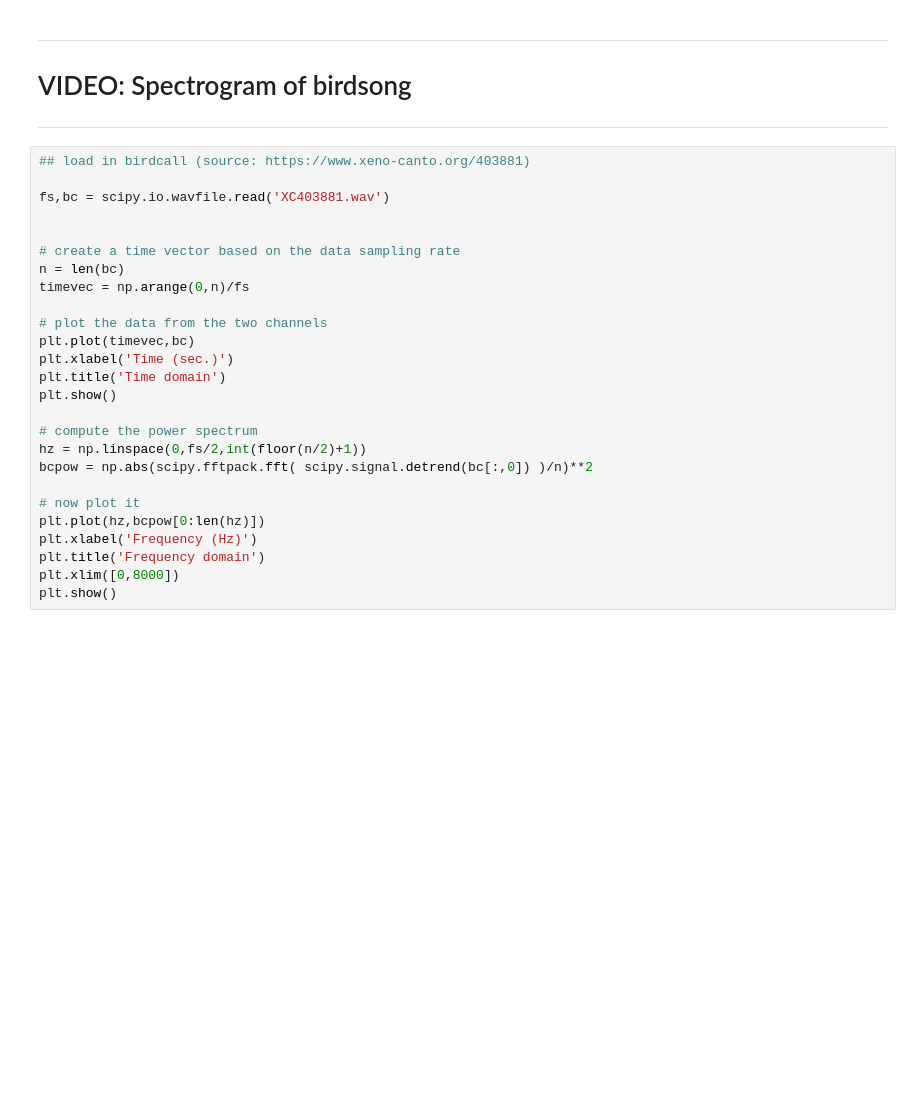
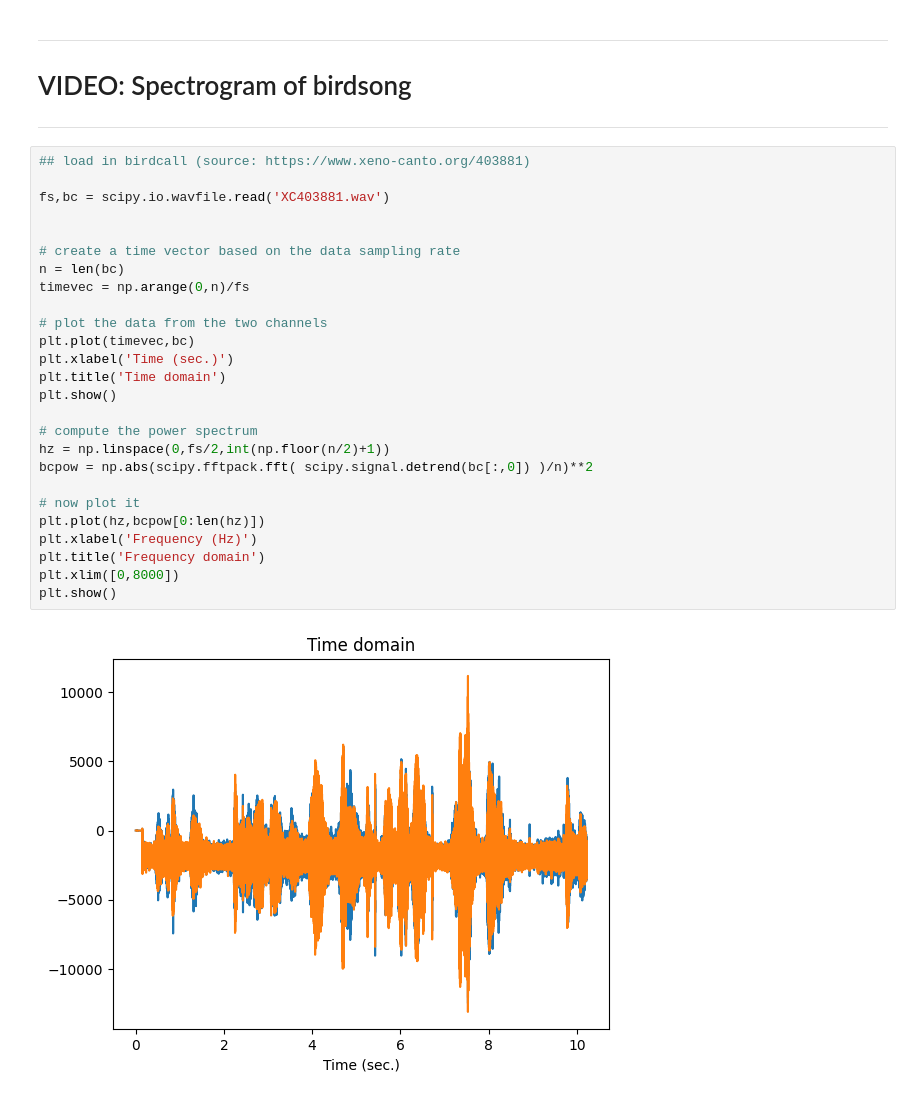
Before and after one commit to mikexcohen/SignalProcessing, a Jupyter notebook: spectral/sigprocMXC_spectral.ipynb, the cells around one changed output. Cells and saved outputs as stored; diff of their text form; blank space fills up the shorter version.

```diff
--- a/spectral/sigprocMXC_spectral.ipynb
+++ b/spectral/sigprocMXC_spectral.ipynb
@@ -177,26 +189,28 @@ plt.show()
 # %%
 ## load in birdcall (source: https://www.xeno-canto.org/403881)
 
 fs,bc = scipy.io.wavfile.read('XC403881.wav')
 
 
 # create a time vector based on the data sampling rate
 n = len(bc)
 timevec = np.arange(0,n)/fs
 
 # plot the data from the two channels
 plt.plot(timevec,bc)
 plt.xlabel('Time (sec.)')
 plt.title('Time domain')
 plt.show()
 
 # compute the power spectrum
-hz = np.linspace(0,fs/2,int(floor(n/2)+1))
+hz = np.linspace(0,fs/2,int(np.floor(n/2)+1))
 bcpow = np.abs(scipy.fftpack.fft( scipy.signal.detrend(bc[:,0]) )/n)**2
 
 # now plot it
 plt.plot(hz,bcpow[0:len(hz)])
 plt.xlabel('Frequency (Hz)')
 plt.title('Frequency domain')
 plt.xlim([0,8000])
 plt.show()
+# %% [output]
+[figure, added]
```
Also changed, not shown: parts of 7 cells of this notebook.
